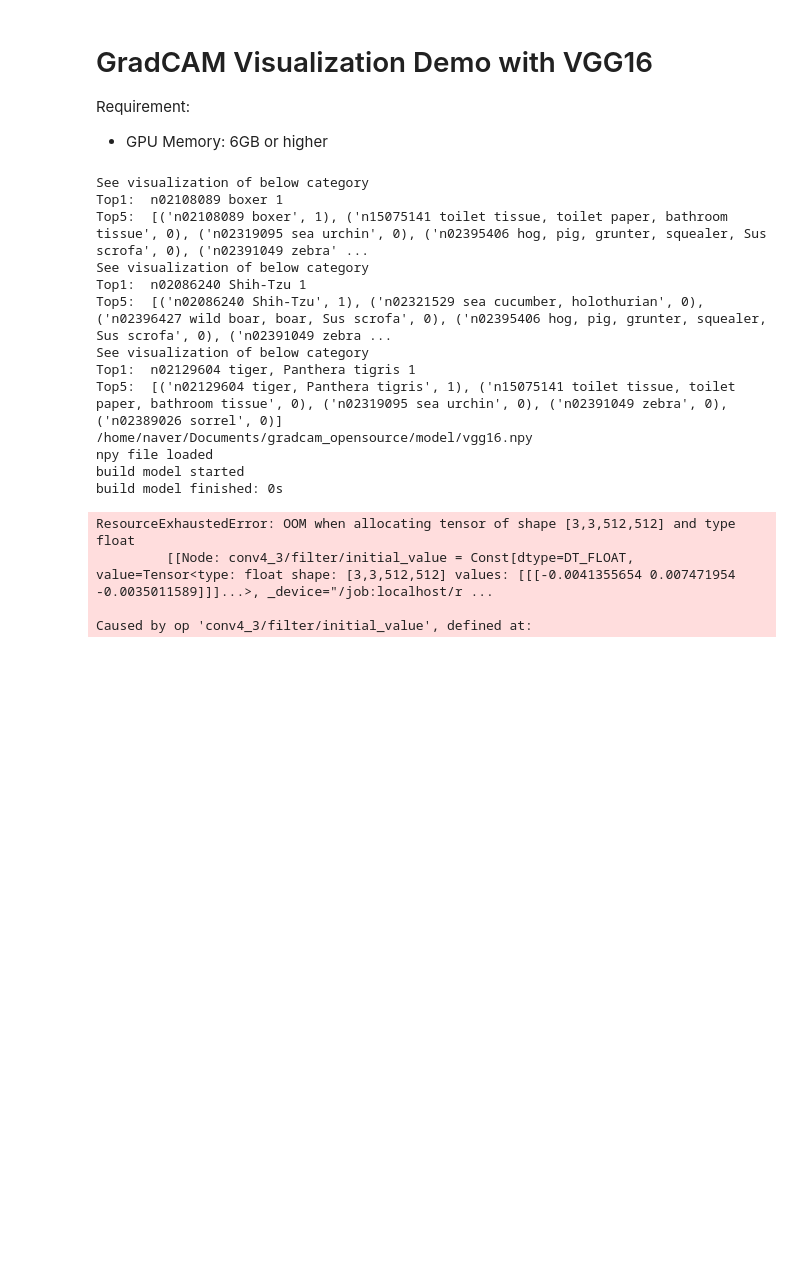
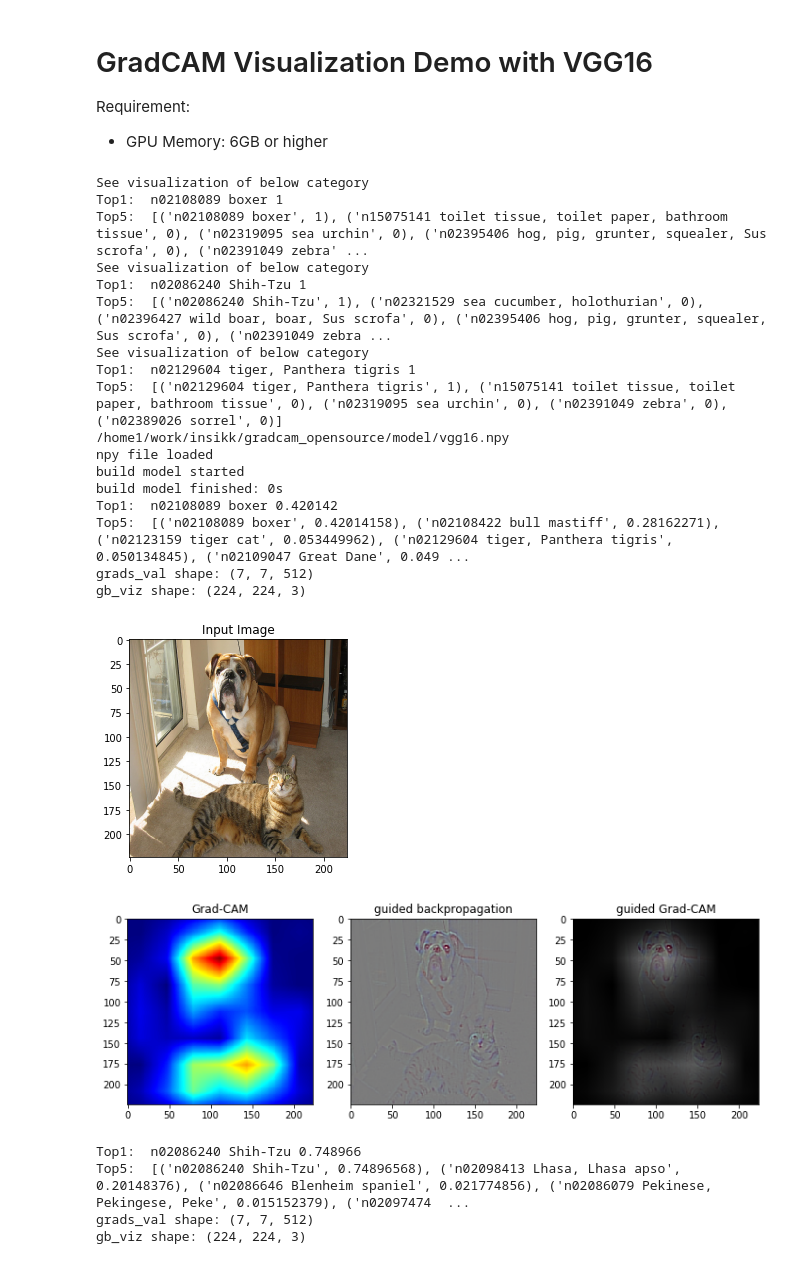
Before and after one commit to insikk/Grad-CAM-tensorflow, a Jupyter notebook: gradCAM_tensorflow_VGG16_demo.ipynb, the cells around one changed output. Drawn from its saved outputs; the diff is of its cells as text; code cells hidden in the pictures; blank space fills up the shorter version.

```diff
--- a/gradCAM_tensorflow_VGG16_demo.ipynb
+++ b/gradCAM_tensorflow_VGG16_demo.ipynb
@@ -25,9 +25,11 @@ import utils
 
 # Create mini-batch for demo
 
+# Get normalized input. VGG network handles the normalized image internally.
 img1 = utils.load_image("./demo.png")
 img2 = utils.load_image("./shihtzu_mypuppy.jpg")
 img3 = utils.load_image("./tiger.jpg")
+
 
 batch1_img = img1.reshape((1, 224, 224, 3))
 batch1_label = np.array([1 if i == 242 else 0 for i in range(1000)])  # 1-hot result for Boxer
@@ -76,36 +78,51 @@ with eval_graph.as_default():
         target_conv_layer_grad_norm = tf.div(target_conv_layer_grad, tf.sqrt(tf.reduce_mean(tf.square(target_conv_layer_grad))) + tf.constant(1e-5))
 
 
         init = tf.global_variables_initializer()
 
 
 # Run tensorflow
 
 with tf.Session(graph=eval_graph) as sess:
     sess.run(init)
 
     prob = sess.run(vgg.prob, feed_dict={images: batch_img, train_mode: False})
 
     gb_grad_value, target_conv_layer_value, target_conv_layer_grad_value = sess.run([gb_grad, target_conv_layer, target_conv_layer_grad_norm], feed_dict={images: batch_img, labels: batch_label, train_mode: True})
 
+
+
     for i in range(batch_size):
         utils.print_prob(prob[i], './synset.txt')
-        utils.visualize(batch_img[i], target_conv_layer_value[i], target_conv_layer_grad_value[i], gb_grad_value[i])
+        # VGG16 use BGR internally, so we manually change BGR to RGB
+        gradBGR = gb_grad_value[i]
+        gradRGB = np.dstack((
+            gradBGR[:, :, 2],
+            gradBGR[:, :, 1],
+            gradBGR[:, :, 0],
+        ))
+        utils.visualize(batch_img[i], target_conv_layer_value[i], target_conv_layer_grad_value[i], gradRGB)
 # %% [output]
 See visualization of below category
 Top1:  n02108089 boxer 1
 Top5:  [('n02108089 boxer', 1), ('n15075141 toilet tissue, toilet paper, bathroom tissue', 0), ('n02319095 sea urchin', 0), ('n02395406 hog, pig, grunter, squealer, Sus scrofa', 0), ('n02391049 zebra' ...
 See visualization of below category
 Top1:  n02086240 Shih-Tzu 1
 Top5:  [('n02086240 Shih-Tzu', 1), ('n02321529 sea cucumber, holothurian', 0), ('n02396427 wild boar, boar, Sus scrofa', 0), ('n02395406 hog, pig, grunter, squealer, Sus scrofa', 0), ('n02391049 zebra ...
 See visualization of below category
 Top1:  n02129604 tiger, Panthera tigris 1
 Top5:  [('n02129604 tiger, Panthera tigris', 1), ('n15075141 toilet tissue, toilet paper, bathroom tissue', 0), ('n02319095 sea urchin', 0), ('n02391049 zebra', 0), ('n02389026 sorrel', 0)]
-/home/naver/Documents/gradcam_opensource/model/vgg16.npy
+/home1/work/insikk/gradcam_opensource/model/vgg16.npy
 npy file loaded
 build model started
 build model finished: 0s
+Top1:  n02108089 boxer 0.420142
+Top5:  [('n02108089 boxer', 0.42014158), ('n02108422 bull mastiff', 0.28162271), ('n02123159 tiger cat', 0.053449962), ('n02129604 tiger, Panthera tigris', 0.050134845), ('n02109047 Great Dane', 0.049 ...
+grads_val shape: (7, 7, 512)
+gb_viz shape: (224, 224, 3)
+[figure, added]
+[figure, added]
-ResourceExhaustedError: OOM when allocating tensor of shape [3,3,512,512] and type float
-         [[Node: conv4_3/filter/initial_value = Const[dtype=DT_FLOAT, value=Tensor<type: float shape: [3,3,512,512] values: [[[-0.0041355654 0.007471954 -0.0035011589]]]...>, _device="/job:localhost/r ...
-
-Caused by op 'conv4_3/filter/initial_value', defined at:
+Top1:  n02086240 Shih-Tzu 0.748966
+Top5:  [('n02086240 Shih-Tzu', 0.74896568), ('n02098413 Lhasa, Lhasa apso', 0.20148376), ('n02086646 Blenheim spaniel', 0.021774856), ('n02086079 Pekinese, Pekingese, Peke', 0.015152379), ('n02097474  ...
+grads_val shape: (7, 7, 512)
+gb_viz shape: (224, 224, 3)
```
Also changed, not shown: parts of 1 cell of this notebook, 2 other files.
